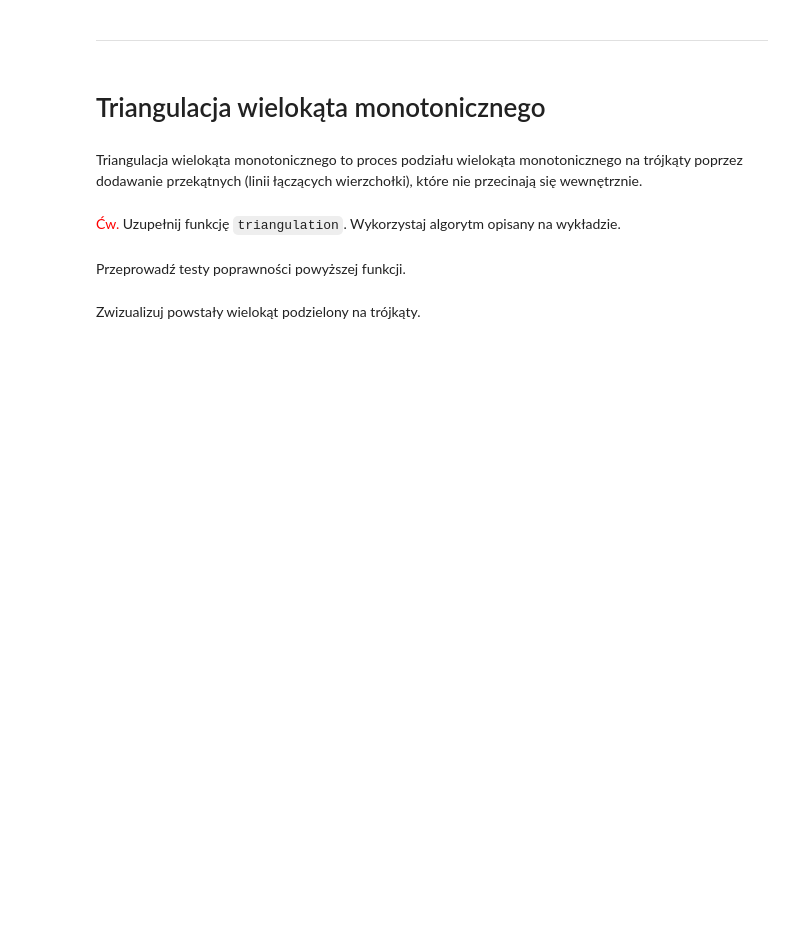
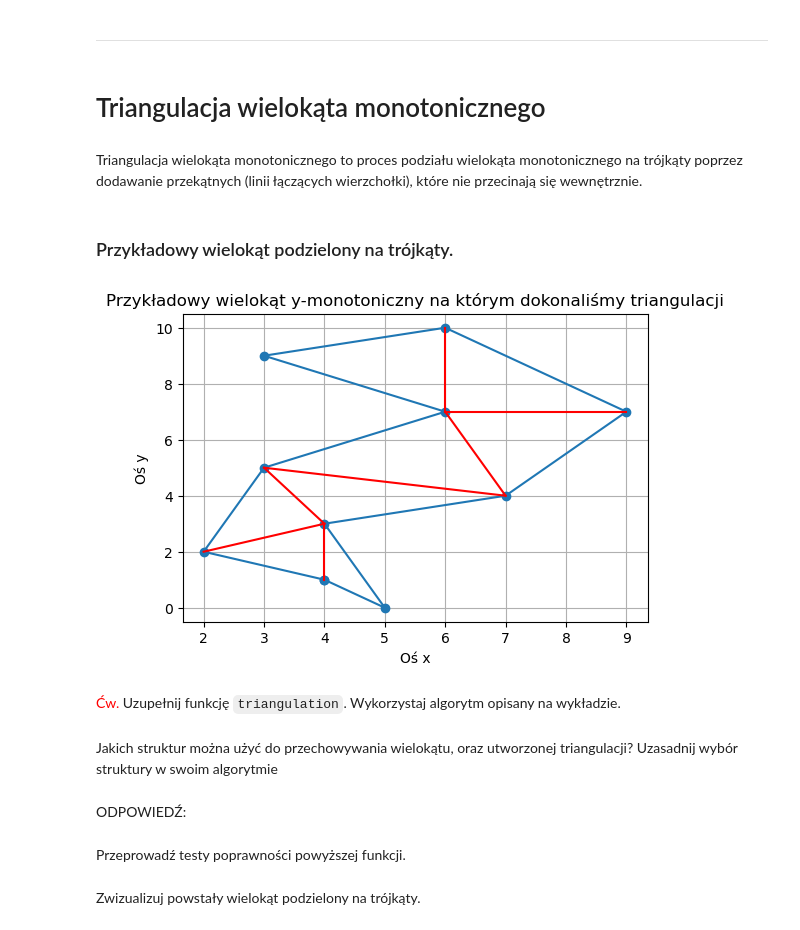
Before and after one commit to aghbit/Algorytmy-Geometryczne, a Jupyter notebook: lab3/main.ipynb, the cells around one changed output. Saved outputs shown, nothing was run; the diff lists cells and outputs as text; code cells hidden in the pictures; blank space fills up the shorter version.

````diff
--- a/lab3/main.ipynb
+++ b/lab3/main.ipynb
@@ -8 +44,21 @@ from bitalg.visualizer.main import Visualizer
+# %%
+def draw_polygon_tri():
+    x = np.array([4, 2, 3, 6, 3, 6, 9, 7, 4, 5])
+    y = np.array([1, 2, 5, 7, 9, 10, 7, 4, 3, 0])
+    x = np.append(x, x[0])
+    y = np.append(y, y[0])
+    plt.figure(figsize=(6, 4))
+    plt.plot(x, y, marker='o')
+    plt.plot([x[3], x[5]], [y[3], y[5]], 'r-')
+    plt.plot([x[0], x[8]], [y[0], y[8]], 'r-')
+    plt.plot([x[1], x[8]], [y[1], y[8]], 'r-')
+    plt.plot([x[2], x[8]], [y[2], y[8]], 'r-')
+    plt.plot([x[2], x[7]], [y[2], y[7]], 'r-')
+    plt.plot([x[3], x[7]], [y[3], y[7]], 'r-')
+    plt.plot([x[3], x[6]], [y[3], y[6]], 'r-')
+    plt.title("Przykładowy wielokąt y-monotoniczny na którym dokonaliśmy triangulacji")
+    plt.xlabel("Oś x")
+    plt.ylabel("Oś y")
+    plt.grid(True)
+    plt.show()
 # %% [markdown]
@@ -82,6 +150,12 @@ Zwizualizuj swój wielokąt z pokolorowanymi według kategorii wierzchołkami.
 # Triangulacja wielokąta monotonicznego
 # %% [markdown]
 Triangulacja wielokąta monotonicznego to proces podziału wielokąta monotonicznego na trójkąty poprzez dodawanie przekątnych (linii łączących wierzchołki), które nie przecinają się wewnętrznie.
+# %% [markdown]
+### Przykładowy wielokąt podzielony na trójkąty.
+# %%
+draw_polygon_tri()
+# %% [output]
+[figure, added]
 # %% [markdown]
 <span style="color:red">Ćw.</span> Uzupełnij funkcję ```triangulation```. Wykorzystaj algorytm opisany na wykładzie.
 # %%
@@ -92,6 +166,10 @@ def triangulation(polygon):
     :param polygon: tablica krotek punktów na płaszczyźnie euklidesowej podanych przeciwnie do ruchu wskazówek zegara - nasz wielokąt
     :return: tablica krotek dodawanych po kolei przekątnych np: [(1,5),(2,3)], oznacza, że triangulacja polega na dodaniu przekątnej pomiędzy wierzchołki 1-5 i 2-3
     """
+# %% [markdown]
+Jakich struktur można użyć do przechowywania wielokątu, oraz utworzonej triangulacji? Uzasadnij wybór struktury w swoim algorytmie
+# %% [markdown]
+ODPOWIEDŹ:
 # %% [markdown]
 Przeprowadź testy poprawności powyższej funkcji.
 # %%
````
Also changed, not shown: parts of 10 cells of this notebook.
